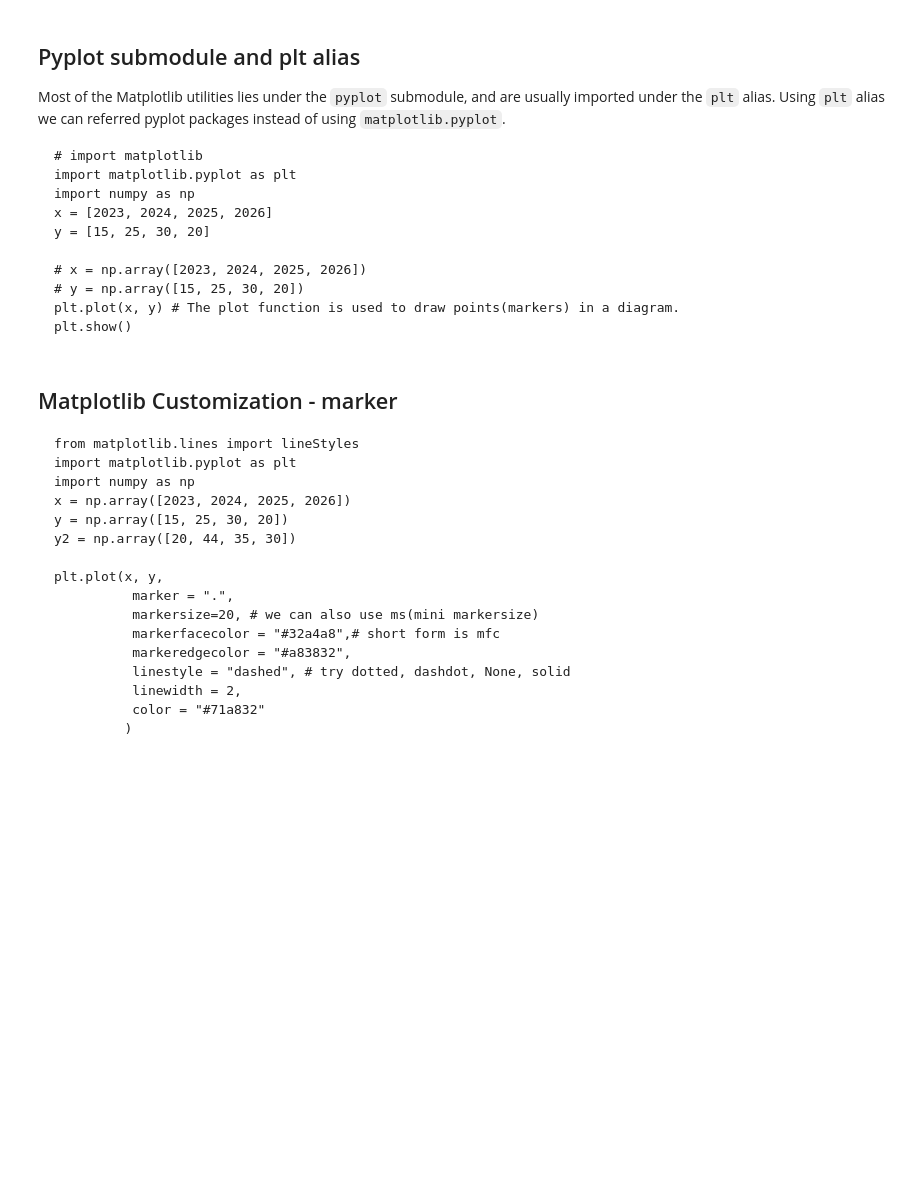
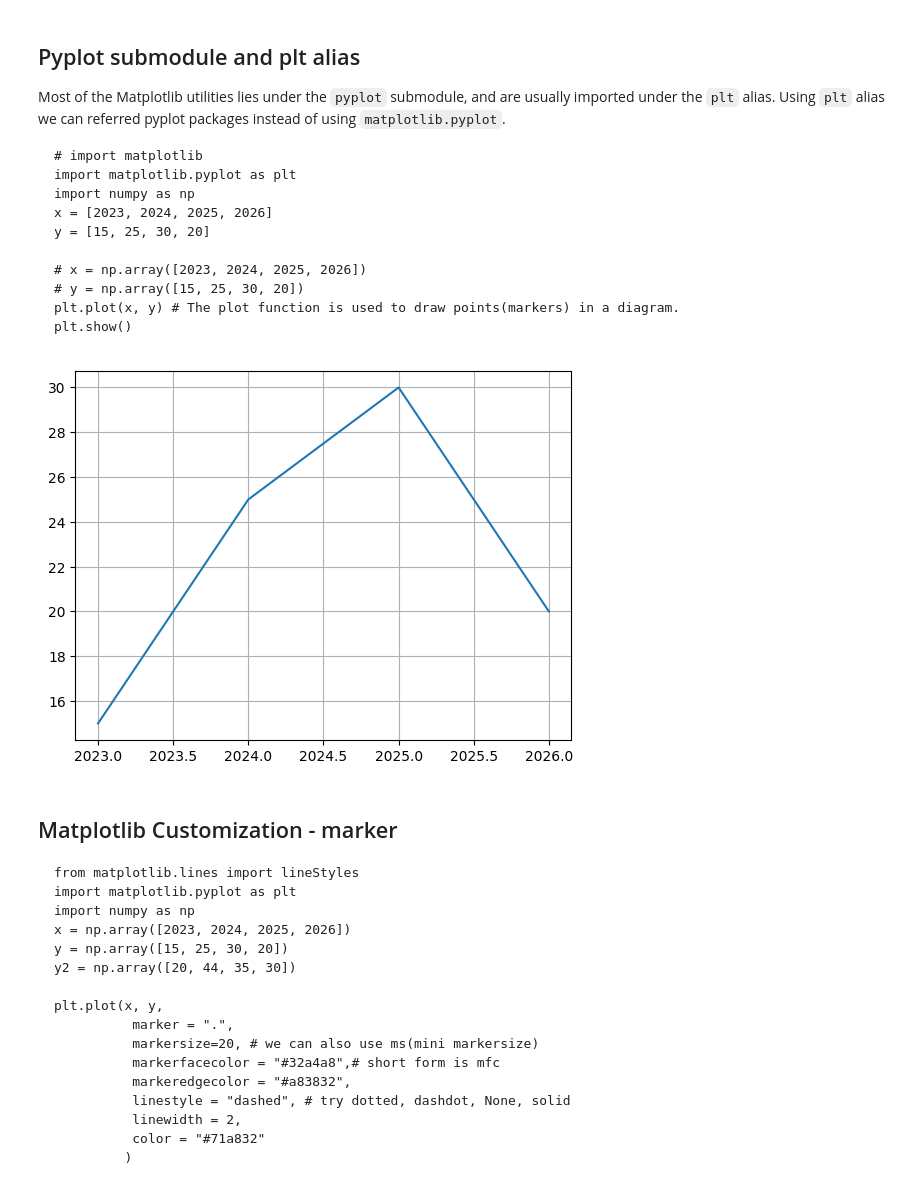
Before and after one commit to 1sazzad/Data-Science-Artificial-Intelligence-Foundation-Course, a Jupyter notebook: Matplotlib_Class_8.ipynb, the cells around one changed output. Cells and saved outputs as stored; diff of their text form; code cells hidden in the pictures; blank space fills up the shorter version.

````diff
--- a/Matplotlib_Class_8.ipynb
+++ b/Matplotlib_Class_8.ipynb
@@ -40,6 +45,23 @@ y = [15, 25, 30, 20]
 plt.plot(x, y) # The plot function is used to draw points(markers) in a diagram.
 plt.show()
 ```
+# %%
+import matplotlib.pyplot as plt
+import numpy as np
+
+
+# Say x is the year and y is the sels per year
+# x = [2023, 2024, 2025, 2026]
+# y = [15, 25, 30, 20]
+
+x = np.array([2023, 2024, 2025, 2026])
+y = np.array([15, 25, 30, 20])
+plt.grid()
+#plt.xticks(x)
+plt.plot(x, y) # The plot function is used to draw points(markers) in a diagram.
+plt.show()
+# %% [output]
+[figure, added]
 # %% [markdown]
 ## Matplotlib Customization - marker
 
````
Also changed, not shown: parts of 11 cells of this notebook.
